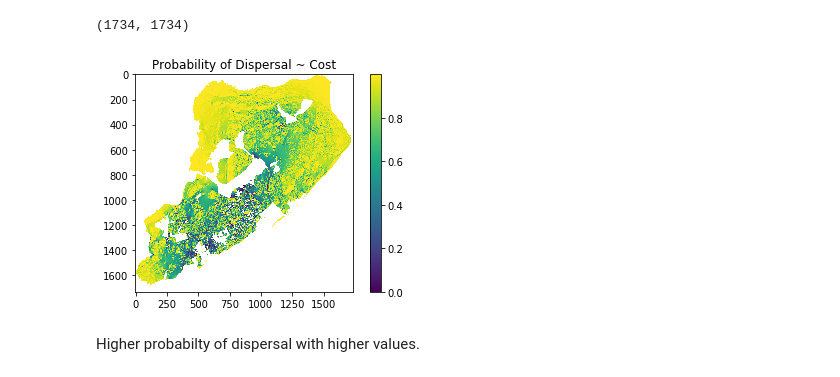
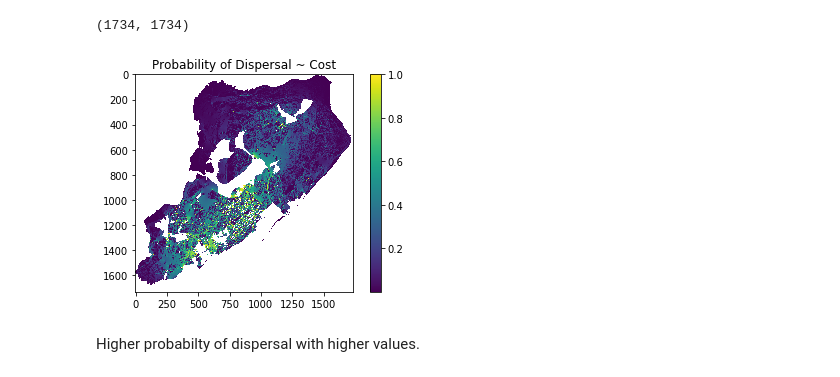
Before and after one commit to mvanack/PDSB-Project, a Jupyter notebook: notebooks/2_Defining_Dispersal.ipynb, the cells around one changed output. Cells and saved outputs as stored; diff of their text form; code cells hidden in the pictures.

```diff
--- a/notebooks/2_Defining_Dispersal.ipynb
+++ b/notebooks/2_Defining_Dispersal.ipynb
@@ -84,7 +84,7 @@ def cost_prob(x, y):
     result = np.empty((p.shape))
     for i in range(rows): # loop  through row number
         for j in range(cols): # loop through columns
-            result[i,j] = 1 - (p[i,j]/denom) # this is the inverse of the cost - higher probability with lower cost
+            result[i,j] = (p[i,j]/denom) # this is the cost - lower probability with higher cost
     #np.savetxt("result.csv", result, fmt='%.2f', delimiter=",") # if you would like to look at the result data
     return result
 # %%
@@ -112,13 +112,13 @@ x1.shape
 # %% [output]
 (1734, 1734)
 # %%
-masked_array3 = np.ma.masked_inside(x1, 0.999999, 1)
+masked_array3 = np.ma.masked_inside(x1, 0.0, 0.0000001)
 plt.imshow(masked_array3)
 plt.title('Probability of Dispersal ~ Cost')
 plt.colorbar()
 plt.show()
 # %% [output]
-[figure, old version]
+[figure, new version]
 # %% [markdown]
 Higher probabilty of dispersal with higher values.
 # %% [markdown]
```
Also changed, not shown: parts of 7 cells of this notebook.
